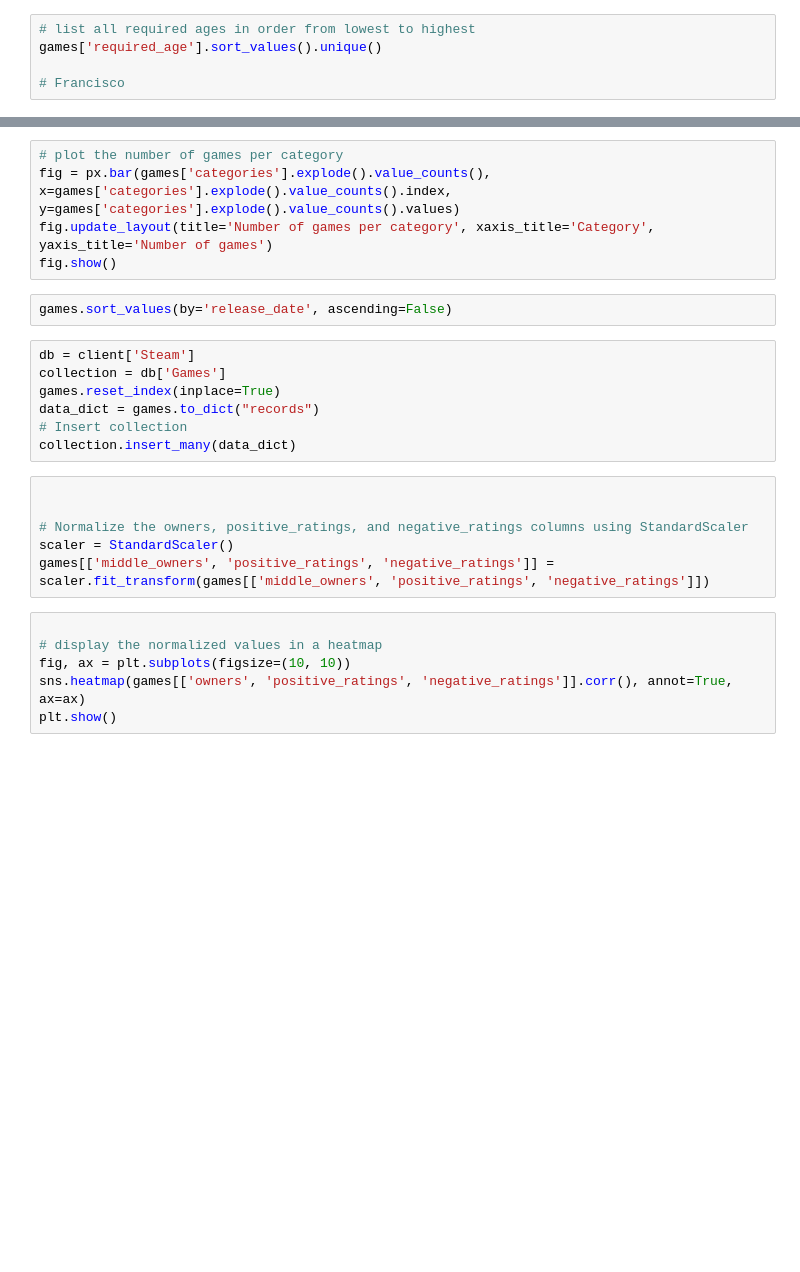
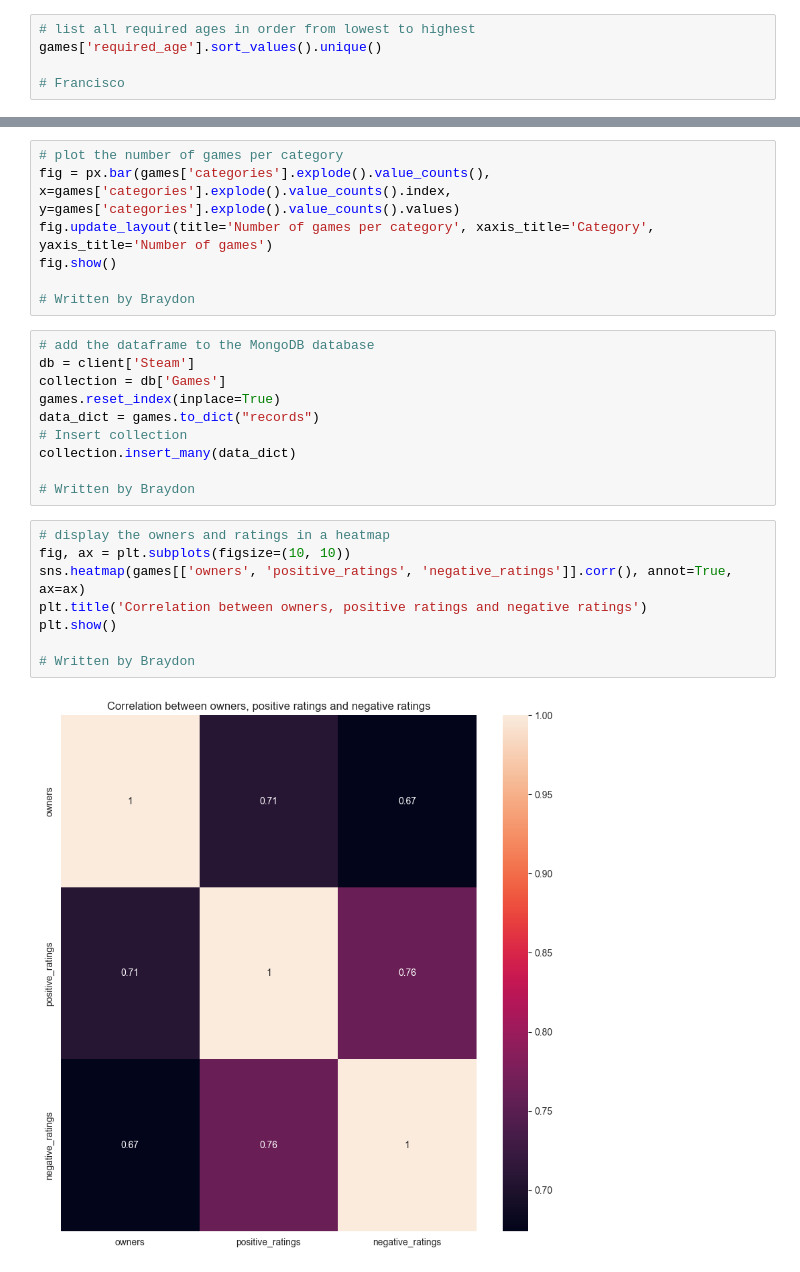
Before and after one commit to Bmknezev/ESOF-3675-Project, a Jupyter notebook: notebook.ipynb, the cells around one changed output, grey strips where cells are left out. Cells and saved outputs as stored; diff of their text form; blank space fills up the shorter version.

```diff
--- a/notebook.ipynb
+++ b/notebook.ipynb
@@ -144,25 +201,26 @@ games.sort_values(by='average_playtime', ascending=True).head(10)
 fig = px.bar(games['categories'].explode().value_counts(), x=games['categories'].explode().value_counts().index, y=games['categories'].explode().value_counts().values)
 fig.update_layout(title='Number of games per category', xaxis_title='Category', yaxis_title='Number of games')
 fig.show()
+
+# Written by Braydon
-# %%
-games.sort_values(by='release_date', ascending=False)
 # %%
+# add the dataframe to the MongoDB database
 db = client['Steam']
 collection = db['Games']
 games.reset_index(inplace=True)
 data_dict = games.to_dict("records")
 # Insert collection
 collection.insert_many(data_dict)
+
+# Written by Braydon
-# %%
-
-
-# Normalize the owners, positive_ratings, and negative_ratings columns using StandardScaler
-scaler = StandardScaler()
-games[['middle_owners', 'positive_ratings', 'negative_ratings']] = scaler.fit_transform(games[['middle_owners', 'positive_ratings', 'negative_ratings']])
 # %%
-
-# display the normalized values in a heatmap
+# display the owners and ratings in a heatmap
 fig, ax = plt.subplots(figsize=(10, 10))
 sns.heatmap(games[['owners', 'positive_ratings', 'negative_ratings']].corr(), annot=True, ax=ax)
+plt.title('Correlation between owners, positive ratings and negative ratings')
 plt.show()
+
+# Written by Braydon
+# %% [output]
+[figure, added]
 # %%
```
Also changed, not shown: parts of 30 cells of this notebook, 1 other file.
